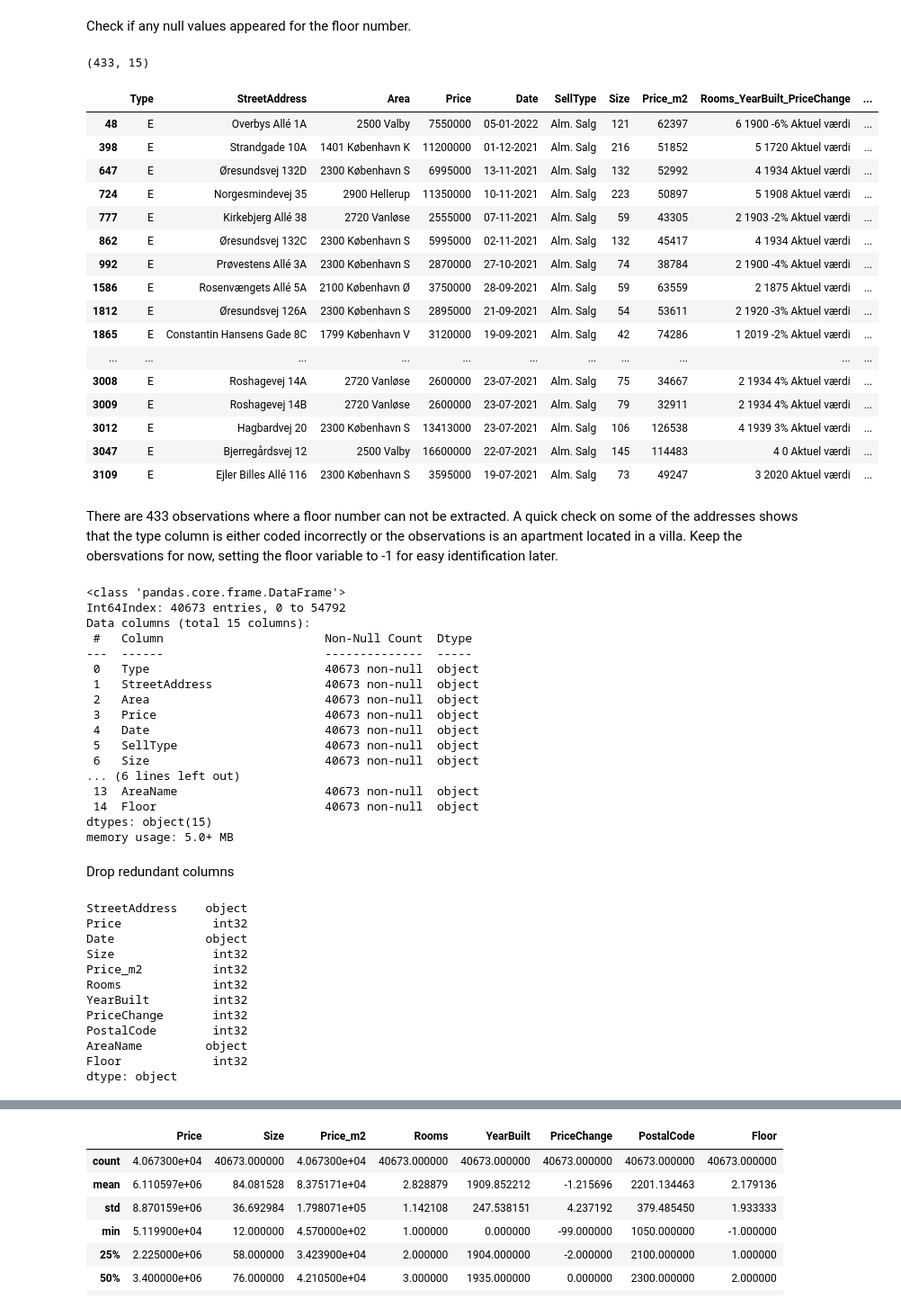
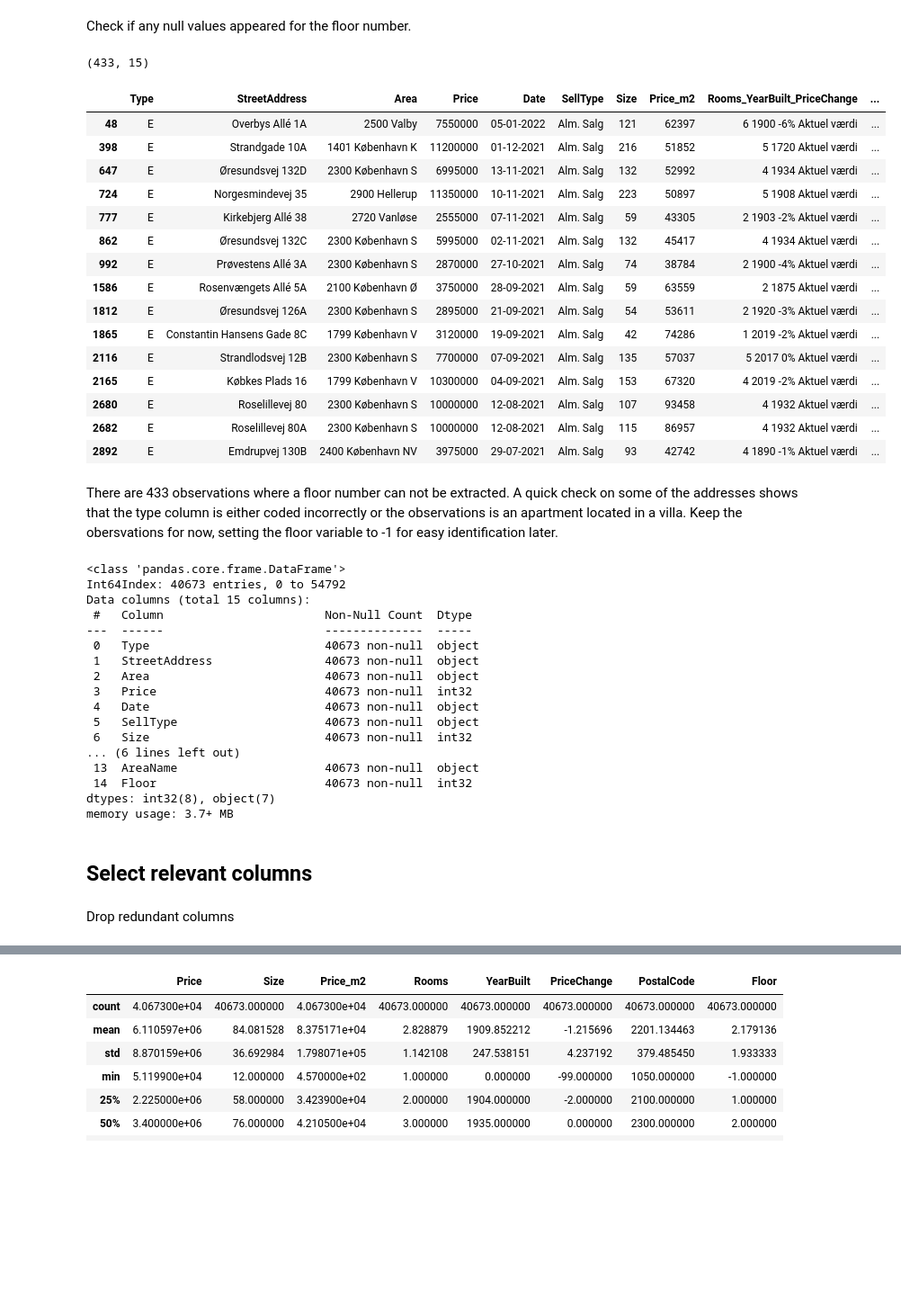
Before and after one commit to MartinJHallberg/BoligaData, a Jupyter notebook: BoligaDataPrep.ipynb, the cells around one changed output, grey strips where cells are left out. Shown: that part at 90% size. Drawn from its saved outputs; the diff is of its cells as text; code cells hidden in the pictures; blank space fills up the shorter version.

Commit message:
Update data preparation

```diff
--- a/BoligaDataPrep.ipynb
+++ b/BoligaDataPrep.ipynb
@@ -51,0 +60,14 @@ df.head()
+# %%
+# Correct value
+df.loc[df['PriceChange'] == '299.499.900', 'PriceChange'] = 0
+
+# Creat list with columns to convert
+num_cols = ['Price', 'Size', 'Price_m2', 'Rooms', 'YearBuilt', 'PriceChange', 'PostalCode']
+
+# Loop over list
+for col in num_cols:
+
+    df[col] = df[col].astype(int)
+
+# Check data types
+print(df.dtypes)
@@ -59,33 +99,33 @@ Check if any null values appeared for the floor number.
 # %%
 df_floor_null = df[df['Floor'].isnull()]
 
 print(df_floor_null.shape)
 
-df_floor_null.head(20)
+df_floor_null.head(15)
 # %% [output]
 (433, 15)
 |  | Type | StreetAddress | Area | Price | Date | SellType | Size | Price_m2 | Rooms_YearBuilt_PriceChange | ... |
 | 48 | E | Overbys Allé 1A | 2500 Valby | 7550000 | 05-01-2022 | Alm. Salg | 121 | 62397 | 6 1900 -6% Aktuel værdi | ... |
 | 398 | E | Strandgade 10A | 1401 København K | 11200000 | 01-12-2021 | Alm. Salg | 216 | 51852 | 5 1720 Aktuel værdi | ... |
 | 647 | E | Øresundsvej 132D | 2300 København S | 6995000 | 13-11-2021 | Alm. Salg | 132 | 52992 | 4 1934 Aktuel værdi | ... |
 | 724 | E | Norgesmindevej 35 | 2900 Hellerup | 11350000 | 10-11-2021 | Alm. Salg | 223 | 50897 | 5 1908 Aktuel værdi | ... |
 | 777 | E | Kirkebjerg Allé 38 | 2720 Vanløse | 2555000 | 07-11-2021 | Alm. Salg | 59 | 43305 | 2 1903 -2% Aktuel værdi | ... |
 | 862 | E | Øresundsvej 132C | 2300 København S | 5995000 | 02-11-2021 | Alm. Salg | 132 | 45417 | 4 1934 Aktuel værdi | ... |
 | 992 | E | Prøvestens Allé 3A | 2300 København S | 2870000 | 27-10-2021 | Alm. Salg | 74 | 38784 | 2 1900 -4% Aktuel værdi | ... |
 | 1586 | E | Rosenvængets Allé 5A | 2100 København Ø | 3750000 | 28-09-2021 | Alm. Salg | 59 | 63559 | 2 1875 Aktuel værdi | ... |
 | 1812 | E | Øresundsvej 126A | 2300 København S | 2895000 | 21-09-2021 | Alm. Salg | 54 | 53611 | 2 1920 -3% Aktuel værdi | ... |
 | 1865 | E | Constantin Hansens Gade 8C | 1799 København V | 3120000 | 19-09-2021 | Alm. Salg | 42 | 74286 | 1 2019 -2% Aktuel værdi | ... |
-| ... | ... | ... | ... | ... | ... | ... | ... | ... | ... | ... |
-| 3008 | E | Roshagevej 14A | 2720 Vanløse | 2600000 | 23-07-2021 | Alm. Salg | 75 | 34667 | 2 1934 4% Aktuel værdi | ... |
-| 3009 | E | Roshagevej 14B | 2720 Vanløse | 2600000 | 23-07-2021 | Alm. Salg | 79 | 32911 | 2 1934 4% Aktuel værdi | ... |
-| 3012 | E | Hagbardvej 20 | 2300 København S | 13413000 | 23-07-2021 | Alm. Salg | 106 | 126538 | 4 1939 3% Aktuel værdi | ... |
-| 3047 | E | Bjerregårdsvej 12 | 2500 Valby | 16600000 | 22-07-2021 | Alm. Salg | 145 | 114483 | 4 0 Aktuel værdi | ... |
-| 3109 | E | Ejler Billes Allé 116 | 2300 København S | 3595000 | 19-07-2021 | Alm. Salg | 73 | 49247 | 3 2020 Aktuel værdi | ... |
+| 2116 | E | Strandlodsvej 12B | 2300 København S | 7700000 | 07-09-2021 | Alm. Salg | 135 | 57037 | 5 2017 0% Aktuel værdi | ... |
+| 2165 | E | Købkes Plads 16 | 1799 København V | 10300000 | 04-09-2021 | Alm. Salg | 153 | 67320 | 4 2019 -2% Aktuel værdi | ... |
+| 2680 | E | Roselillevej 80 | 2300 København S | 10000000 | 12-08-2021 | Alm. Salg | 107 | 93458 | 4 1932 Aktuel værdi | ... |
+| 2682 | E | Roselillevej 80A | 2300 København S | 10000000 | 12-08-2021 | Alm. Salg | 115 | 86957 | 4 1932 Aktuel værdi | ... |
+| 2892 | E | Emdrupvej 130B | 2400 København NV | 3975000 | 29-07-2021 | Alm. Salg | 93 | 42742 | 4 1890 -1% Aktuel værdi | ... |
 # %% [markdown]
 There are 433 observations where a floor number can not be extracted. A quick check on some of the addresses shows that the type column is either coded incorrectly or the observations is an apartment located in a villa. Keep the obersvations for now, setting the floor variable to -1 for easy identification later.
 # %%
 df.loc[df['Floor'].isnull(), 'Floor'] = -1
 
+df['Floor'] = df['Floor'].astype(int)
 df.info()
 # %% [output]
 <class 'pandas.core.frame.DataFrame'>
@@ -96,15 +136,17 @@ Data columns (total 15 columns):
  0   Type                         40673 non-null  object
  1   StreetAddress                40673 non-null  object
  2   Area                         40673 non-null  object
- 3   Price                        40673 non-null  object
+ 3   Price                        40673 non-null  int32
  4   Date                         40673 non-null  object
  5   SellType                     40673 non-null  object
- 6   Size                         40673 non-null  object
+ 6   Size                         40673 non-null  int32
 ... (6 lines left out)
  13  AreaName                     40673 non-null  object
- 14  Floor                        40673 non-null  object
-dtypes: object(15)
-memory usage: 5.0+ MB
+ 14  Floor                        40673 non-null  int32
+dtypes: int32(8), object(7)
+memory usage: 3.7+ MB
+# %% [markdown]
+## Select relevant columns
 # %% [markdown]
 Drop redundant columns
 # %%
@@ -114,21 +153,0 @@ df.loc[df['PriceChange'] == '299.499.900', 'PriceChange'] = 0
-# %%
-num_cols = ['Price', 'Size', 'Price_m2', 'Rooms', 'YearBuilt', 'PriceChange', 'PostalCode', 'Floor']
-
-for col in num_cols:
-
-    df[col] = df[col].astype(int)
-
-print(df.dtypes)
-# %% [output]
-StreetAddress    object
-Price             int32
-Date             object
-Size              int32
-Price_m2          int32
-Rooms             int32
-YearBuilt         int32
-PriceChange       int32
-PostalCode        int32
-AreaName         object
-Floor             int32
-dtype: object
```
Also changed, not shown: parts of 36 cells of this notebook, 1 other file.
